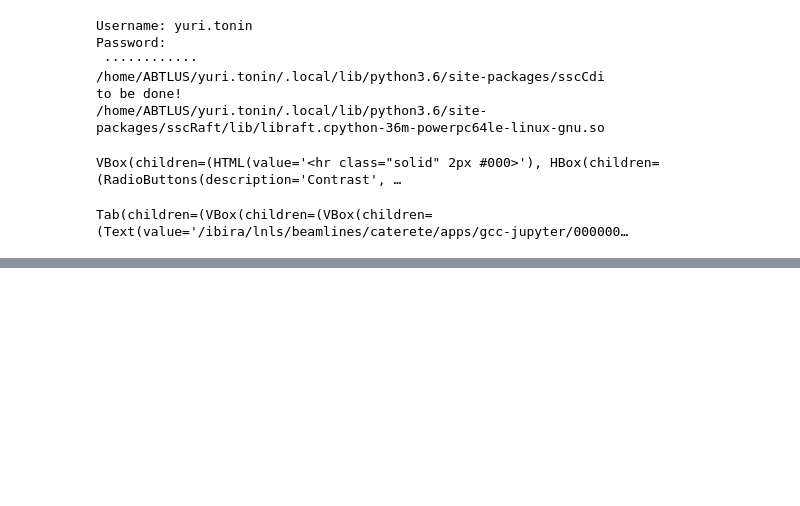
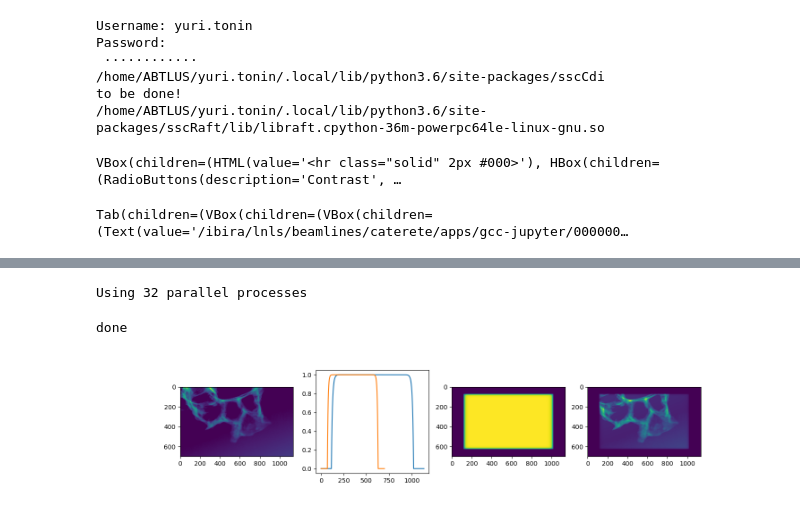
Before and after one commit to cnpem/ssc-cdi, a Jupyter notebook: sscCdi/caterete/jupyter_notebooks/padfilter.ipynb, the cells around one changed output, grey strips where cells are left out. Cells and saved outputs as stored; diff of their text form; code cells hidden in the pictures; blank space fills up the shorter version.

```diff
--- a/sscCdi/caterete/jupyter_notebooks/padfilter.ipynb
+++ b/sscCdi/caterete/jupyter_notebooks/padfilter.ipynb
@@ -315,0 +351,77 @@ if cropped_sinogram.shape[2] % 2 != 0:
+# %%
+import numpy as np
+import numpy
+import matplotlib.pyplot as plt
+from functools import partial
+from concurrent.futures import ProcessPoolExecutor
+from tqdm import tqdm
+
+def get_best_plane_fit_inside_mask(mask2,frame ):
+    grad_removed, a,b,c = RemoveGrad_new(frame,mask2)
+    new   = numpy.zeros(frame.shape)
+    row   = new.shape[0]
+    col   = new.shape[1]
+    XX,YY = numpy.meshgrid(numpy.arange(col),numpy.arange(row))
+    plane_fit = plane((XX,YY),a,b,c).reshape(XX.shape)
+    return plane_fit
+
+def border_filter_frames(loadpath,savepath,fit_region=(500,650,850,1100),cutoff=40, decay = 1, null_size=50, save=True, preview_filter=True):
+
+    data = np.load(loadpath)
+
+    # crop = 150
+    # data = data[:,crop:-crop,crop:-crop]
+
+    top, bottom, left, right = fit_region
+
+    mask = np.zeros_like(data[0],dtype=bool) # mask indicating where to fit plane
+    mask[top:bottom,left:right] = True
+    mask2 = ~mask
+
+    get_best_plane_fit_inside_mask_partial = partial(get_best_plane_fit_inside_mask,mask2)
+
+    """ Get filter """
+    frame = data[0]
+    if 1: # exponential decay at border
+        N = null_size
+        x = np.linspace(-N,N,frame.shape[1])
+        y = np.linspace(-N,N,frame.shape[0])
+        func_x = np.where(x>=0,func(x,decay,cut=cutoff) , func(x,-decay,cut=cutoff))
+        func_y = np.where(y>=0,func(y,decay,cut=cutoff) , func(y,-decay,cut=cutoff))
+        meshY, meshX = np.meshgrid(func_x,func_y)
+        border_attenuation_matrix = meshY*meshX
+    elif 0: #. gaussian filter
+        sigma = 2
+        x = np.linspace(-5, 5,frame.shape[1])
+        y = np.linspace(-5, 5,frame.shape[0])
+        x, y = np.meshgrid(x, y) # get 2D variables instead of 1D
+        border_attenuation_matrix = gaus2d(x, y,sx=sigma,sy=sigma)
+
+    frames = [data[i]-np.min(data[i]) for i in range(data.shape[0])]
+
+    """ Remove gradient from bkg """
+    processes = min(os.cpu_count(),32)
+    print(f'Using {processes} parallel processes')
+    with ProcessPoolExecutor(max_workers=processes) as executor:
+        results = list(tqdm(executor.map(get_best_plane_fit_inside_mask_partial,frames),total=data.shape[0]))
+        for i, result in enumerate(results):
+            data[i] = data[i] + result
+
+    """ Apply border filter """
+    data[:] = data[:]*border_attenuation_matrix
+
+    if save: np.save(savepath,data)
+
+    return data, border_attenuation_matrix
+
+path2 = "/ibira/lnls/labs/tepui/proposals/20210062/yuri/yuri_ssc-cdi/00000000/proc/recons/svwt_candb_mem2_01/Phase_equalized_sinogram_BKP.npy"
+path = "/ibira/lnls/labs/tepui/proposals/20210062/yuri/yuri_ssc-cdi/00000000/proc/recons/svwt_candb_mem2_01/Phase_equalized_sinogram.npy"
+
+top,bottom,left,right = 500,650,850,1100
+
+original_data = np.load(path2)
+data, border_attenuation_matrix = border_filter_frames(path2,path,fit_region=(top,bottom,left,right),cutoff=40, decay = 1, null_size=50)
+# %% [output]
+Using 32 parallel processes
+done
+[figure, added]
```
Also changed, not shown: parts of 7 cells of this notebook, 2 other files.
